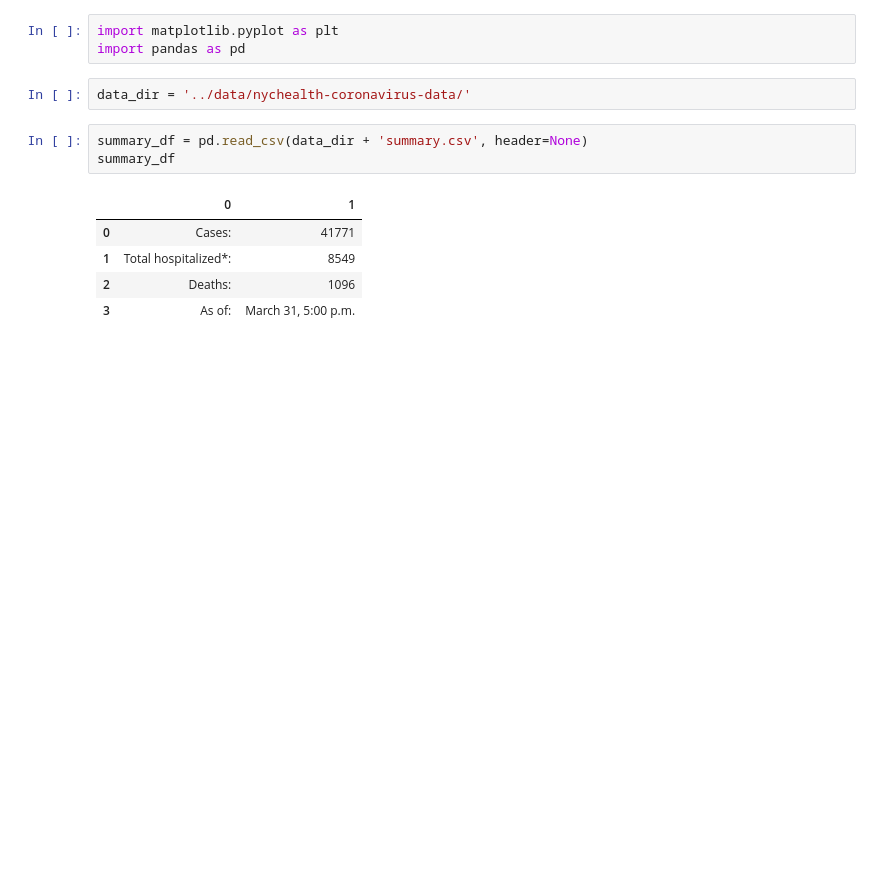
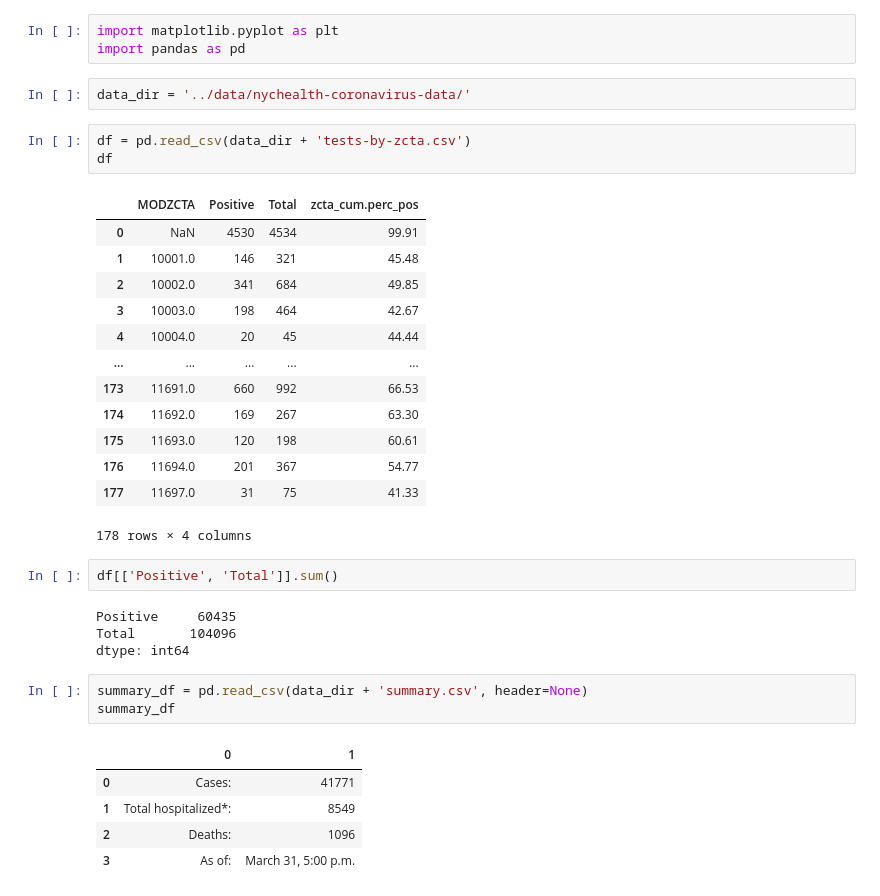
Before and after one commit to carlos-afonso/COVID-19, a Jupyter notebook: notebooks/test.ipynb, the cells around one changed output. Drawn from its saved outputs; the diff is of its cells as text; blank space fills up the shorter version.

```diff
--- a/notebooks/test.ipynb
+++ b/notebooks/test.ipynb
@@ -5,6 +5,29 @@ import matplotlib.pyplot as plt
 import pandas as pd
 # %%
 data_dir = '../data/nychealth-coronavirus-data/'
+# %%
+df = pd.read_csv(data_dir + 'tests-by-zcta.csv')
+df
+# %% [output]
+|  | MODZCTA | Positive | Total | zcta_cum.perc_pos |
+| 0 | NaN | 4530 | 4534 | 99.91 |
+| 1 | 10001.0 | 146 | 321 | 45.48 |
+| 2 | 10002.0 | 341 | 684 | 49.85 |
+| 3 | 10003.0 | 198 | 464 | 42.67 |
+| 4 | 10004.0 | 20 | 45 | 44.44 |
+| ... | ... | ... | ... | ... |
+| 173 | 11691.0 | 660 | 992 | 66.53 |
+| 174 | 11692.0 | 169 | 267 | 63.30 |
+| 175 | 11693.0 | 120 | 198 | 60.61 |
+| 176 | 11694.0 | 201 | 367 | 54.77 |
+| 177 | 11697.0 | 31 | 75 | 41.33 |
+178 rows × 4 columns
+# %%
+df[['Positive', 'Total']].sum()
+# %% [output]
+Positive     60435
+Total       104096
+dtype: int64
 # %%
 summary_df = pd.read_csv(data_dir + 'summary.csv', header=None)
 summary_df
```
